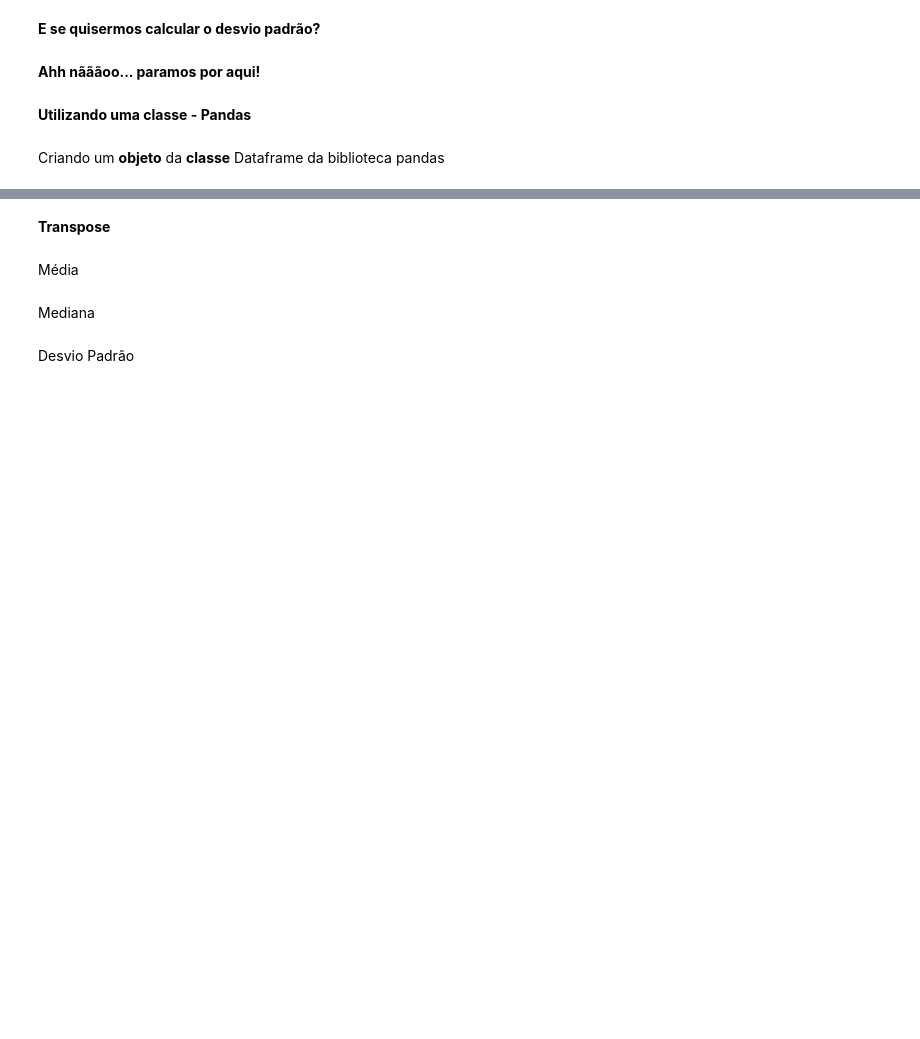
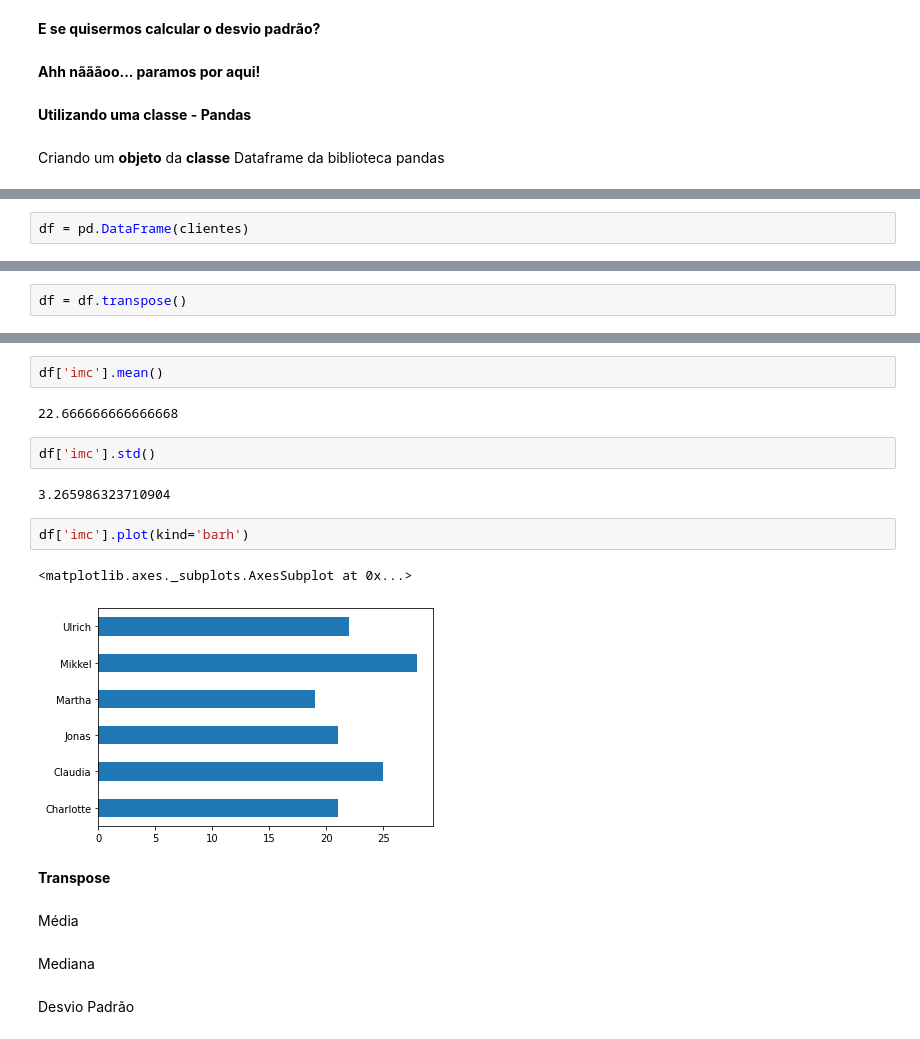
Before and after one commit to joaoleitesf/br-python-condensed, a Jupyter notebook: Cópia_de_2021_02_22_python_3.ipynb, the cells around one changed output, grey strips where cells are left out. Cells and saved outputs as stored; diff of their text form; blank space fills up the shorter version.

```diff
--- a/Cópia_de_2021_02_22_python_3.ipynb
+++ b/Cópia_de_2021_02_22_python_3.ipynb
@@ -249,0 +265,2 @@ Criando um **objeto** da **classe** Dataframe da biblioteca pandas
+# %%
+df = pd.DataFrame(clientes)
@@ -249,0 +279,2 @@ Criando um **objeto** da **classe** Dataframe da biblioteca pandas
+# %%
+df = df.transpose()
@@ -250,3 +291,16 @@ Criando um **objeto** da **classe** Dataframe da biblioteca pandas
+# %%
+df['imc'].mean()
+# %% [output]
+22.666666666666668
+# %%
+df['imc'].std()
+# %% [output]
+3.265986323710904
+# %%
+df['imc'].plot(kind='barh')
+# %% [output]
+<matplotlib.axes._subplots.AxesSubplot at 0x...>
+[figure, added]
 # %% [markdown]
 **Transpose**
 # %% [markdown]
```
Also changed, not shown: parts of 7 cells of this notebook.
